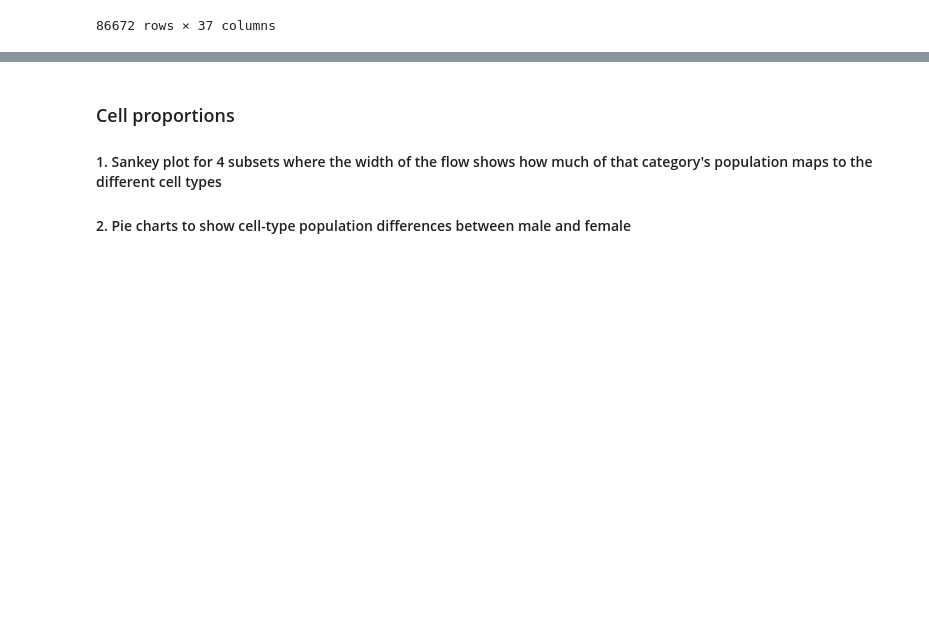
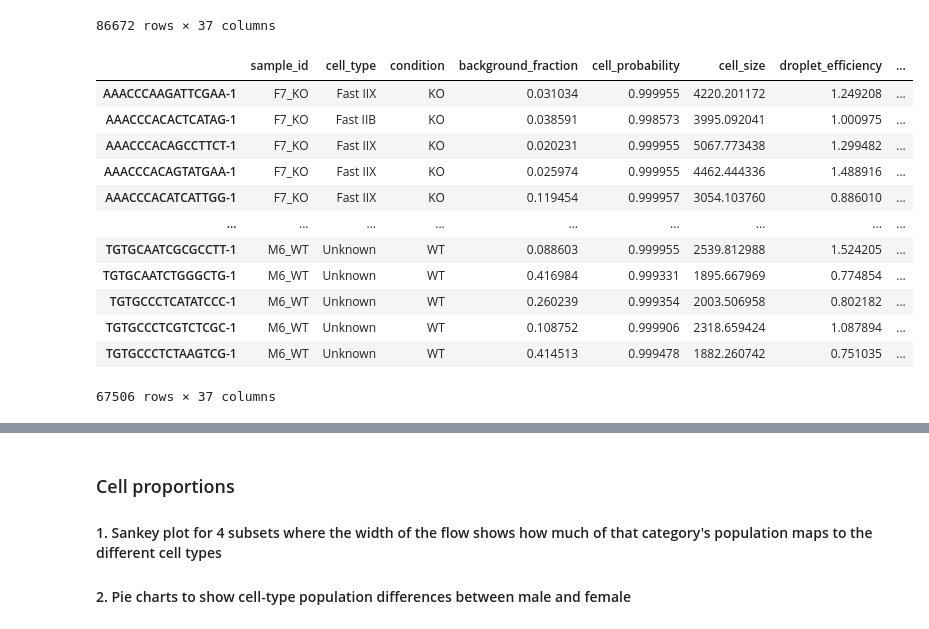
Before and after one commit to sachha-naksha/TA_muscle_ageing, a Jupyter notebook: py_scripts/plotting_figures/snRNA_related.ipynb, the cells around one changed output, grey strips where cells are left out. Drawn from its saved outputs; the diff is of its cells as text; code cells hidden in the pictures; blank space fills up the shorter version.

```diff
--- a/py_scripts/plotting_figures/snRNA_related.ipynb
+++ b/py_scripts/plotting_figures/snRNA_related.ipynb
@@ -35,3 +52,20 @@ adata_whole.obs
 | TGTGCCCTCGTCTCGC-1 | M6_WT | Unknown | WT | 0.108752 | 0.999906 | 2318.659424 | 1.087894 | ... |
 | TGTGCCCTCTAAGTCG-1 | M6_WT | Unknown | WT | 0.414513 | 0.999478 | 1882.260742 | 0.751035 | ... |
 86672 rows × 37 columns
+# %%
+adata_type2 = adata_whole[adata_whole.obs['C_scANVI'].isin(['Fast IIX', 'Fast IIB'])]
+adata_type2.obs
+# %% [output]
+|  | sample_id | cell_type | condition | background_fraction | cell_probability | cell_size | droplet_efficiency | ... |
+| AAACCCAAGATTCGAA-1 | F7_KO | Fast IIX | KO | 0.031034 | 0.999955 | 4220.201172 | 1.249208 | ... |
+| AAACCCACACTCATAG-1 | F7_KO | Fast IIB | KO | 0.038591 | 0.998573 | 3995.092041 | 1.000975 | ... |
+| AAACCCACAGCCTTCT-1 | F7_KO | Fast IIX | KO | 0.020231 | 0.999955 | 5067.773438 | 1.299482 | ... |
+| AAACCCACAGTATGAA-1 | F7_KO | Fast IIX | KO | 0.025974 | 0.999955 | 4462.444336 | 1.488916 | ... |
+| AAACCCACATCATTGG-1 | F7_KO | Fast IIX | KO | 0.119454 | 0.999957 | 3054.103760 | 0.886010 | ... |
+| ... | ... | ... | ... | ... | ... | ... | ... | ... |
+| TGTGCAATCGCGCCTT-1 | M6_WT | Unknown | WT | 0.088603 | 0.999955 | 2539.812988 | 1.524205 | ... |
+| TGTGCAATCTGGGCTG-1 | M6_WT | Unknown | WT | 0.416984 | 0.999331 | 1895.667969 | 0.774854 | ... |
+| TGTGCCCTCATATCCC-1 | M6_WT | Unknown | WT | 0.260239 | 0.999354 | 2003.506958 | 0.802182 | ... |
+| TGTGCCCTCGTCTCGC-1 | M6_WT | Unknown | WT | 0.108752 | 0.999906 | 2318.659424 | 1.087894 | ... |
+| TGTGCCCTCTAAGTCG-1 | M6_WT | Unknown | WT | 0.414513 | 0.999478 | 1882.260742 | 0.751035 | ... |
+67506 rows × 37 columns
```
Also changed, not shown: parts of 5 cells of this notebook, 1 other file.
